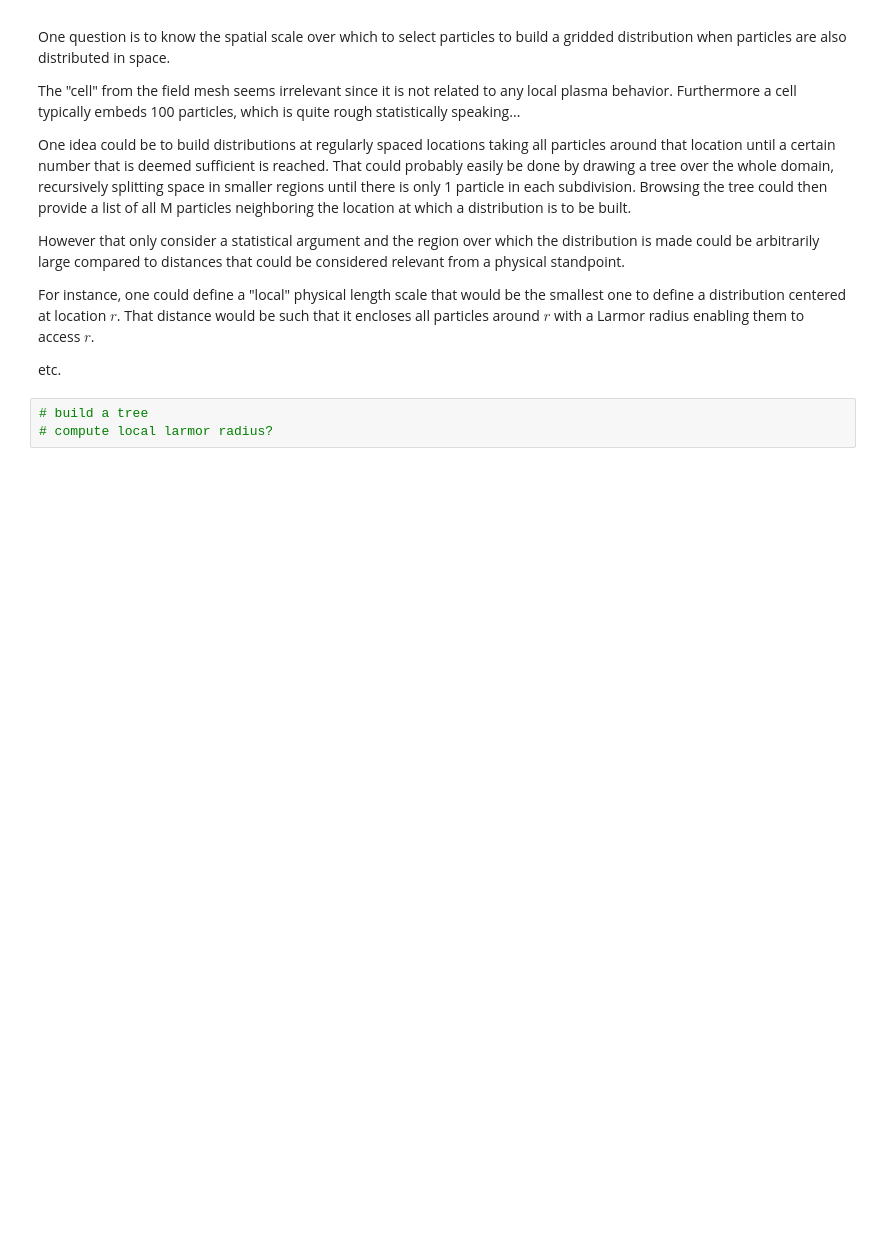
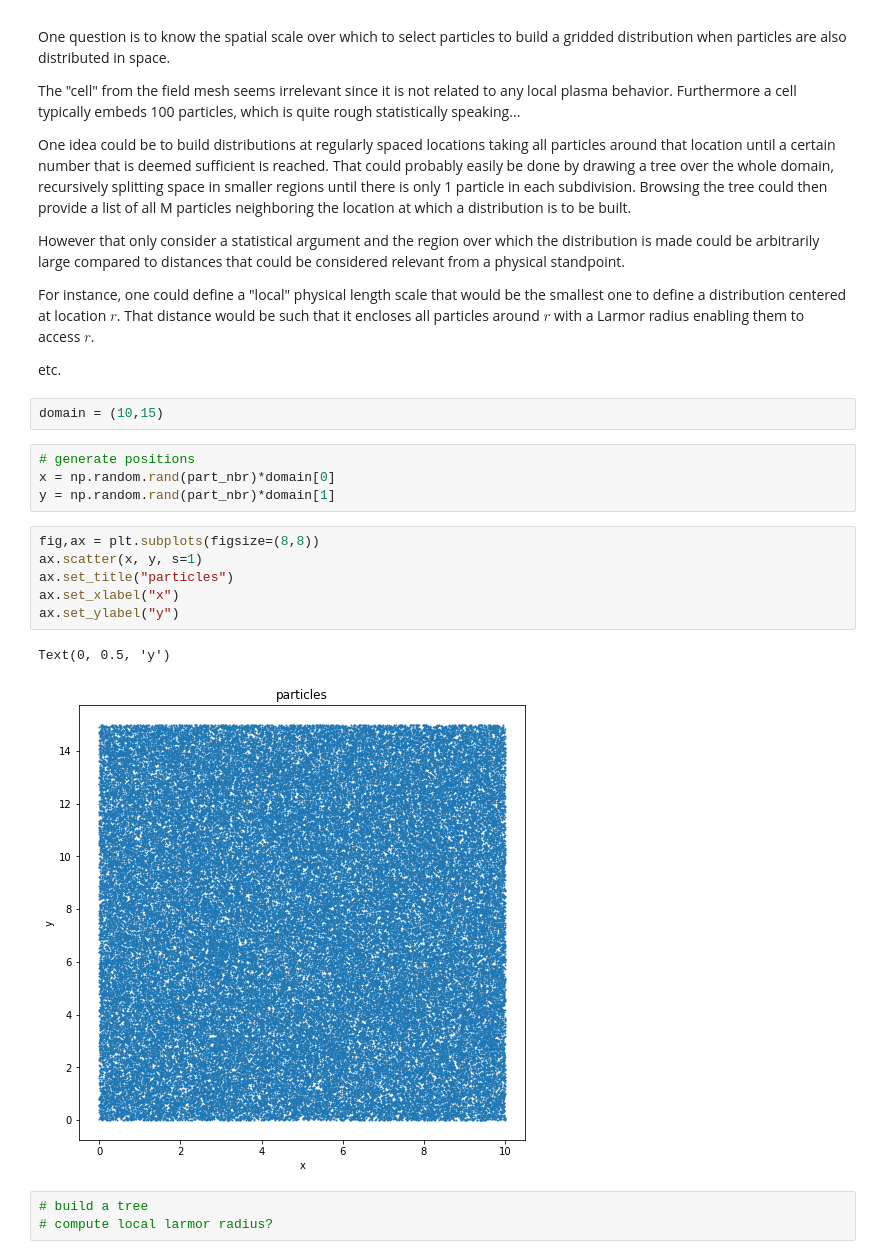
Before and after one commit to nicolasaunai/kdemerging, a Jupyter notebook: kde.ipynb, the cells around one changed output. Drawn from its saved outputs; the diff is of its cells as text; blank space fills up the shorter version.

```diff
--- a/kde.ipynb
+++ b/kde.ipynb
@@ -67,6 +97,21 @@ However that only consider a statistical argument and the region over which the
 For instance, one could define a "local" physical length scale that would be the smallest one to define a distribution centered at location $r$. That distance would be such that it encloses all particles around $r$ with a Larmor radius enabling them to access $r$.
 
 etc.
+# %%
+domain = (10,15)
+# %%
+# generate positions
+x = np.random.rand(part_nbr)*domain[0]
+y = np.random.rand(part_nbr)*domain[1]
+# %%
+fig,ax = plt.subplots(figsize=(8,8))
+ax.scatter(x, y, s=1)
+ax.set_title("particles")
+ax.set_xlabel("x")
+ax.set_ylabel("y")
+# %% [output]
+Text(0, 0.5, 'y')
+[figure, added]
 # %%
 # build a tree
 # compute local larmor radius?
```
Also changed, not shown: parts of 15 cells of this notebook.
